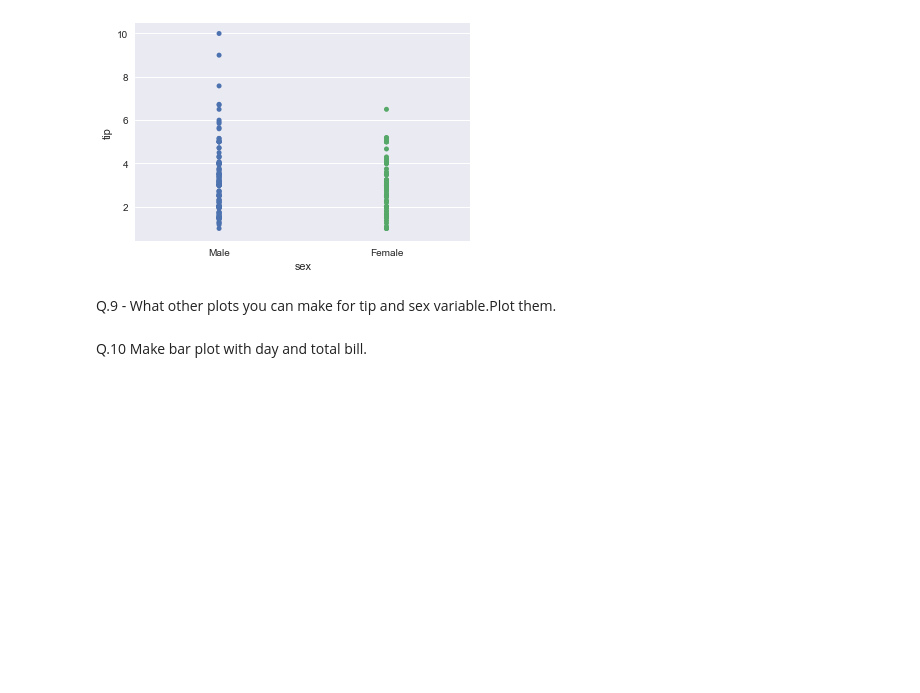
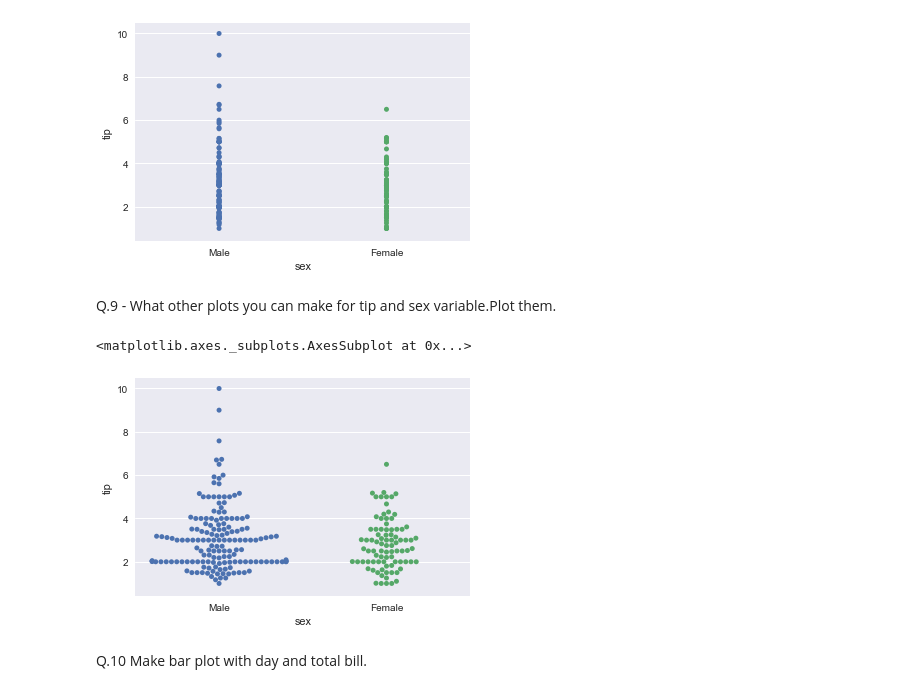
Before and after one commit to theakshaydas/PGP-AIML, a Jupyter notebook: CourseContent/03-Intro.to.Python.and.Basic.Statistics/Week2/Practice Exercise - Visualization-Questions.ipynb, the cells around one changed output. Cells and saved outputs as stored; diff of their text form; code cells hidden in the pictures; blank space fills up the shorter version.

```diff
--- a/CourseContent/03-Intro.to.Python.and.Basic.Statistics/Week2/Practice Exercise - Visualization-Questions.ipynb
+++ b/CourseContent/03-Intro.to.Python.and.Basic.Statistics/Week2/Practice Exercise - Visualization-Questions.ipynb
@@ -63,6 +64,11 @@ sns.stripplot(tips['sex'], tips['tip'])
 [figure]
 # %% [markdown]
 Q.9 - What other plots you can make for tip and sex variable.Plot them.
+# %%
+sns.swarmplot('sex', 'tip', data=tips)
+# %% [output]
+<matplotlib.axes._subplots.AxesSubplot at 0x...>
+[figure, added]
 # %% [markdown]
 Q.10 Make bar plot with day and total bill.
 # %%
```
Also changed, not shown: parts of 7 cells of this notebook.
